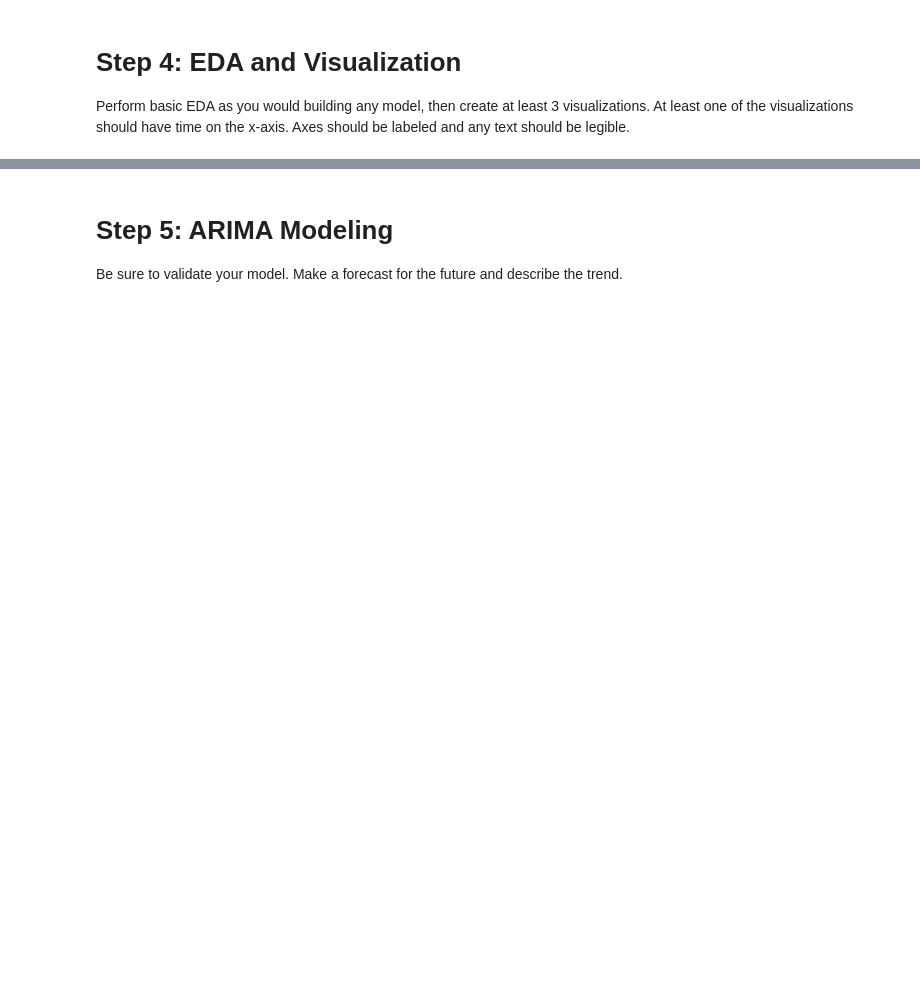
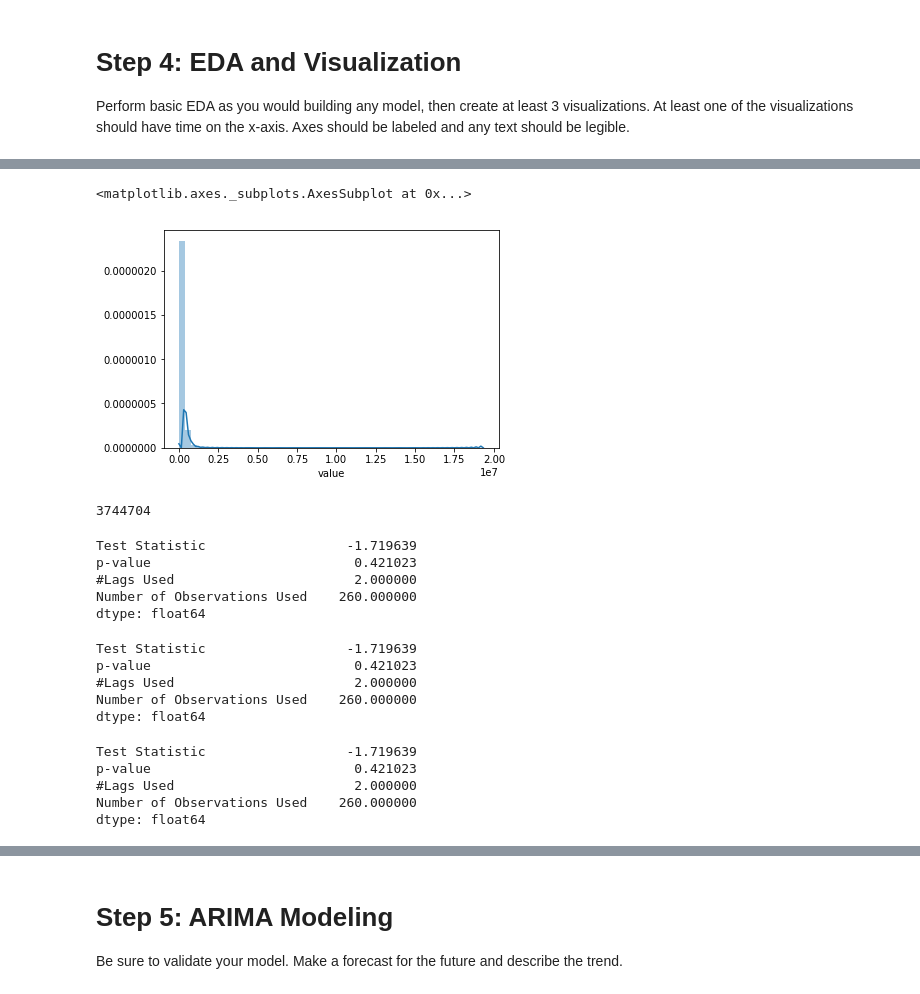
Before and after one commit to ndelrossi7/nyc-mhtn-ds-060319-lectures, a Jupyter notebook: Mod_4/Mod_4_Project/mod_4_starter_notebook-Copy1.ipynb, the cells around one changed output, grey strips where cells are left out. Drawn from its saved outputs; the diff is of its cells as text; code cells hidden in the pictures; blank space fills up the shorter version.

```diff
--- a/Mod_4/Mod_4_Project/mod_4_starter_notebook-Copy1.ipynb
+++ b/Mod_4/Mod_4_Project/mod_4_starter_notebook-Copy1.ipynb
@@ -56,0 +87,2 @@ def get_datetimes(df):
+# %%
+df.columns.values[7:] = get_datetimes(df, 7)
@@ -65,3 +113,11 @@ def melt_data(df):
+# %%
+def melt_eda(df):
+    melted = pd.melt(df, id_vars=['RegionID', 'RegionName', 'City', 'State', 'Metro', 'CountyName', 'SizeRank'], var_name='time')
+    melted['time'] = pd.to_datetime(melted['time'], infer_datetime_format=True)
+    melted = melted.dropna(subset=['value'])
+    return melted
+# %%
+eda = melt_eda(df)
 # %% [markdown]
 # Step 4: EDA and Visualization
 Perform basic EDA as you would building any model, then create at least 3 visualizations.  At least one of the visualizations should have time on the x-axis.  Axes should be labeled and any text should be legible.
@@ -75,0 +146,12 @@ matplotlib.rc('font', **font)
+# %%
+def dist(df, x):
+    return sns.distplot(df[x])
+# %%
+dist(eda, 'value')
+# %% [output]
+<matplotlib.axes._subplots.AxesSubplot at 0x...>
+[figure, added]
+# %%
+len(eda)
+# %% [output]
+3744704
@@ -75,0 +173,26 @@ matplotlib.rc('font', **font)
+# %%
+dfuller(long_df, 'value')
+# %% [output]
+Test Statistic                  -1.719639
+p-value                          0.421023
+#Lags Used                       2.000000
+Number of Observations Used    260.000000
+dtype: float64
+# %%
+dfuller(long_df, 'value')
+# %% [output]
+Test Statistic                  -1.719639
+p-value                          0.421023
+#Lags Used                       2.000000
+Number of Observations Used    260.000000
+dtype: float64
+# %%
+dfuller = adfuller(long_df['value'][1:-1])
+dfoutput = pd.Series(dfuller[0:4], index=['Test Statistic','p-value','#Lags Used','Number of Observations Used'])
+print(dfoutput)
+# %% [output]
+Test Statistic                  -1.719639
+p-value                          0.421023
+#Lags Used                       2.000000
+Number of Observations Used    260.000000
+dtype: float64
```
Also changed, not shown: parts of 33 cells of this notebook, 2 other files.
